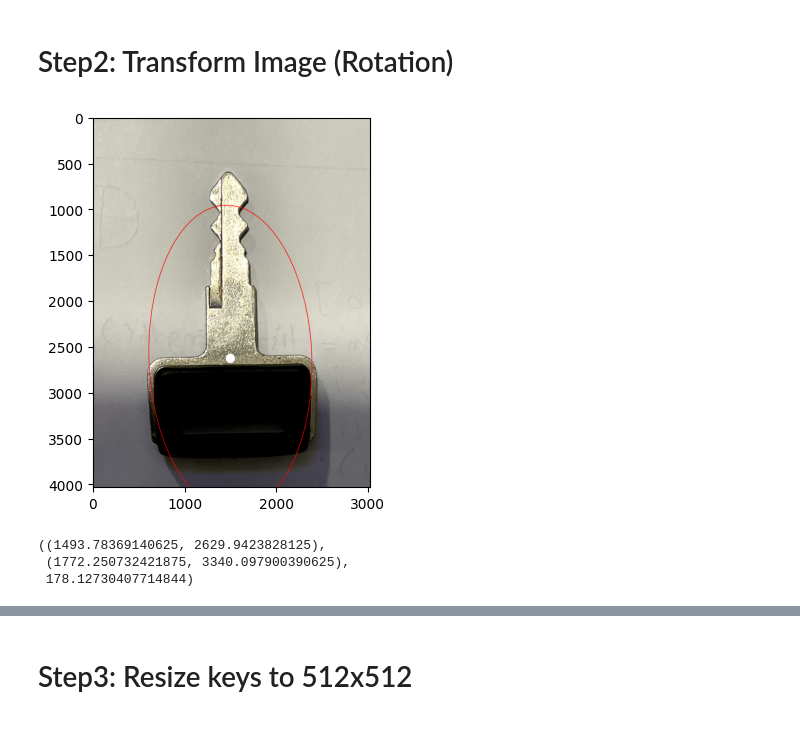
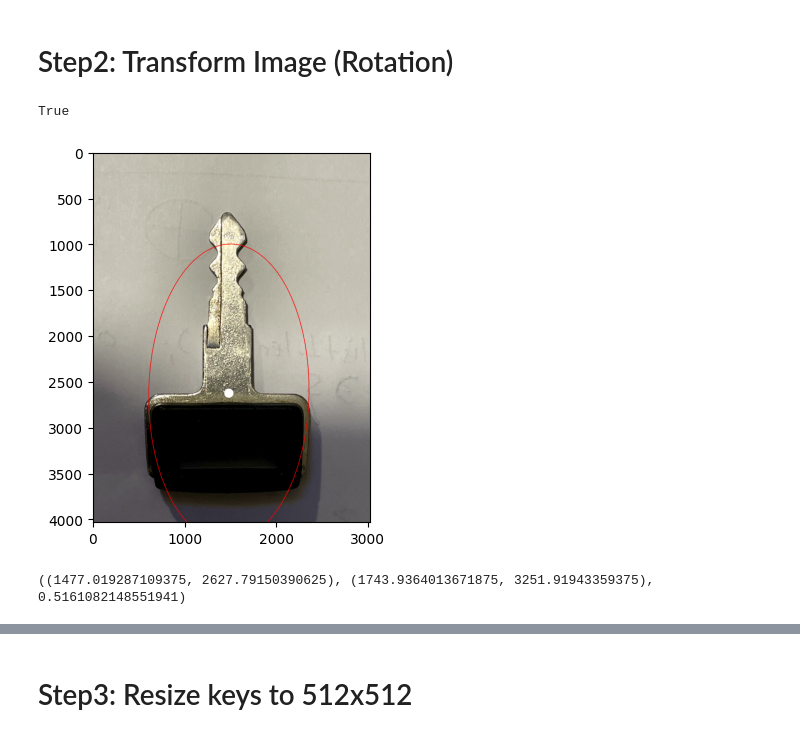
Before and after one commit to syedfaiqueali/Kaggle-Notebooks, a Jupyter notebook: key-extraction.ipynb, the cells around one changed output, grey strips where cells are left out. Cells and saved outputs as stored; diff of their text form; code cells hidden in the pictures.

```diff
--- a/key-extraction.ipynb
+++ b/key-extraction.ipynb
@@ -176,26 +201,34 @@ plt_img(key_images[0].cropped_mask, cmap='binary')
 # %% [markdown]
 # Step2: Transform Image (Rotation)
 # %%
-contours, _ = cv2.findContours(key_images[0].mask_img, cv2.RETR_EXTERNAL, cv2.CHAIN_APPROX_SIMPLE)
+input_image = key_images[1]
+masked_image = input_image.mask_img
 
-# 2. Fit an ellipse
-ellipse = cv2.fitEllipse(contours[0])  # Fit ellipse to the largest contour
+# 1. Find contour of masked image
+contours, _ = cv2.findContours(masked_image, cv2.RETR_EXTERNAL, cv2.CHAIN_APPROX_SIMPLE)
 
-# 3. Calculate principal axis angle
+# 2. Fit an ellipse to the largest contour
+ellipse = cv2.fitEllipse(contours[0])
+
+# 3. Get ellipse properties
 center, axis_lengths, angle = ellipse
 
-# 3. Draw the ellipse on the original image
-image = key_images[0].rgb_img.copy()
+# 4. Rotate image
+# Ellipse center is near to key holding area (if lower than key is facing upwards in image)
+is_lower = is_ellipse_center_below_lower_half(center_y=center[1], image_height=masked_image.shape[1])
+print(is_lower)
+
+
+# 5. Draw the ellipse on the original image
+image = input_image.rgb_img.copy()
 image_with_ellipse = image
 
 cv2.circle(image_with_ellipse, (round(center[0]), round(center[1])), 50, (255, 255, 255), -1)
 cv2.ellipse(image_with_ellipse, ellipse, (255, 0, 0), 5)  # Draw the fitted ellipse
 plt_img(image_with_ellipse)
+
+print(ellipse)
 # %% [output]
+True
-[figure, old version]
+[figure, new version]
+((1477.019287109375, 2627.79150390625), (1743.9364013671875, 3251.91943359375), 0.5161082148551941)
-# %%
-ellipse
-# %% [output]
-((1493.78369140625, 2629.9423828125),
- (1772.250732421875, 3340.097900390625),
- 178.12730407714844)
```
Also changed, not shown: parts of 3 cells of this notebook.
